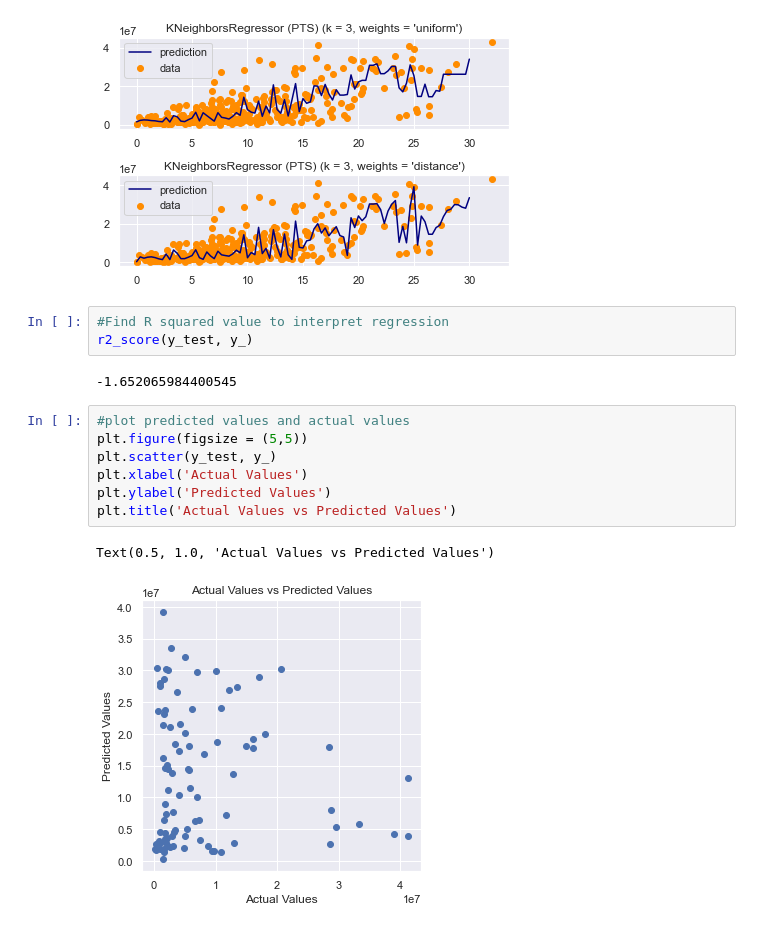
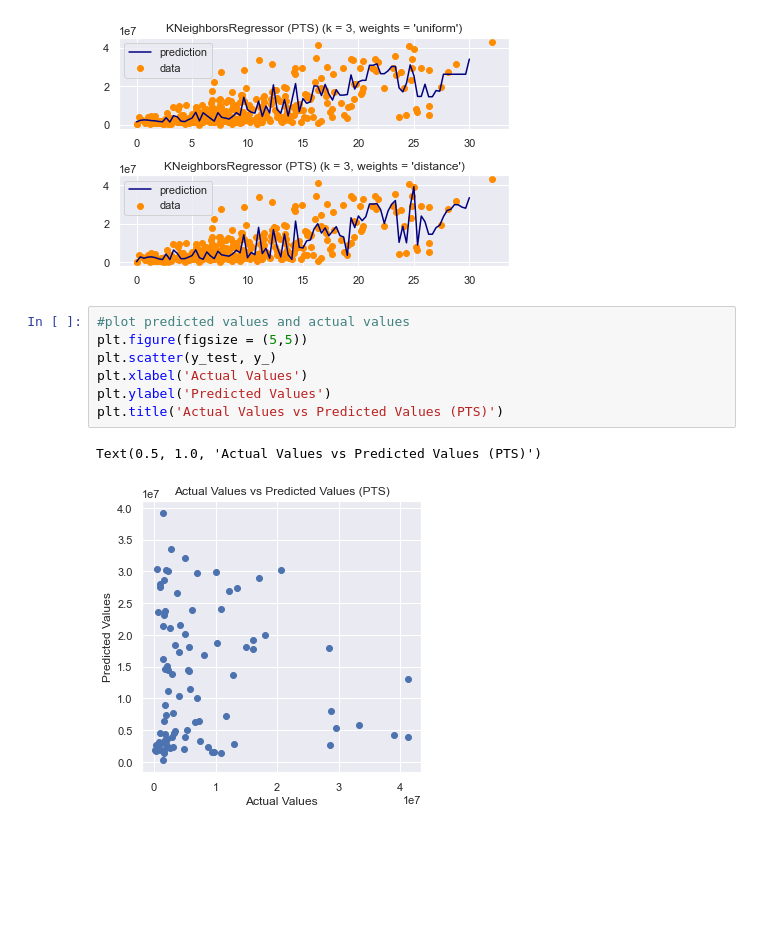
Before and after one commit to lameche99/Predicting-NBA-Players-Salary, a Jupyter notebook: KNearest.ipynb, the cells around one changed output. Cells and saved outputs as stored; diff of their text form; blank space fills up the shorter version.

```diff
--- a/KNearest.ipynb
+++ b/KNearest.ipynb
@@ -199,18 +229,13 @@ plt.tight_layout()
 plt.show()
 # %% [output]
 [figure]
-# %%
-#Find R squared value to interpret regression
-r2_score(y_test, y_)
-# %% [output]
--1.652065984400545
 # %%
 #plot predicted values and actual values
 plt.figure(figsize = (5,5))
 plt.scatter(y_test, y_)
 plt.xlabel('Actual Values')
 plt.ylabel('Predicted Values')
-plt.title('Actual Values vs Predicted Values')
+plt.title('Actual Values vs Predicted Values (PTS)')
 # %% [output]
-Text(0.5, 1.0, 'Actual Values vs Predicted Values')
+Text(0.5, 1.0, 'Actual Values vs Predicted Values (PTS)')
-[figure, old version]
+[figure, new version]
```
Also changed, not shown: parts of 3 cells of this notebook.
